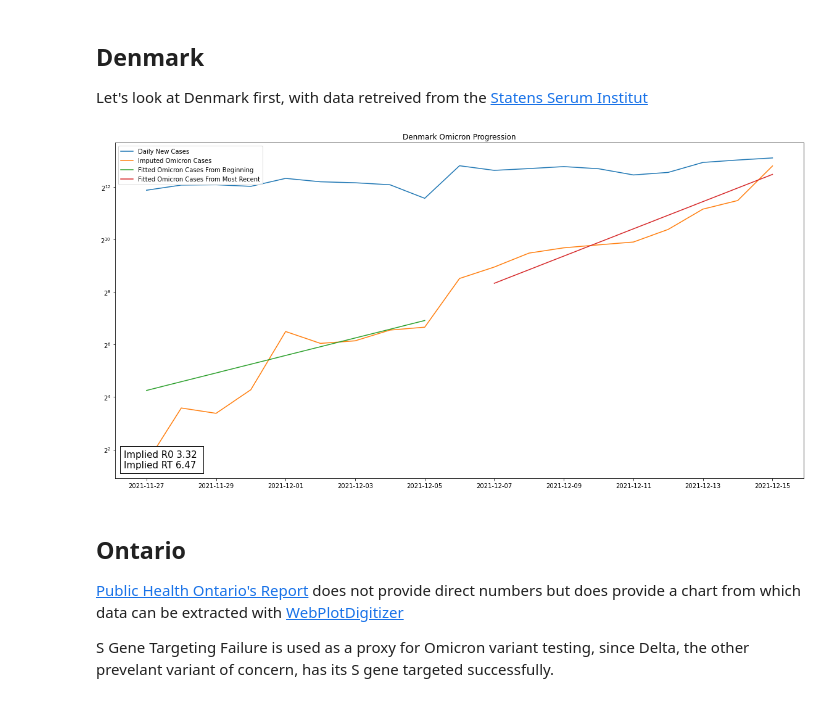
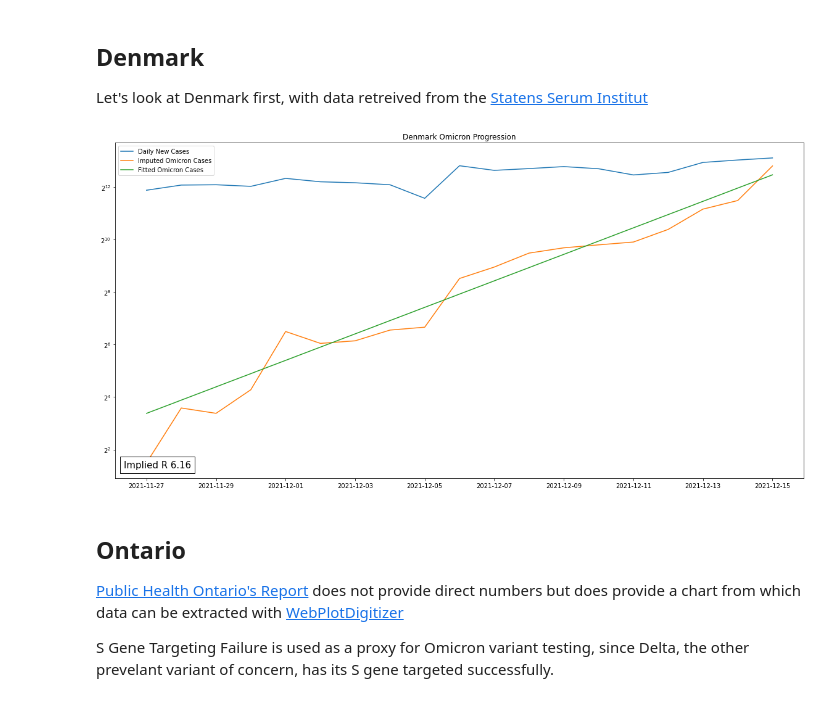
Before and after one commit to rrjzhang/omicron_dive, a Jupyter notebook: r0_calcs.ipynb, the cells around one changed output. Drawn from its saved outputs; the diff is of its cells as text; code cells hidden in the pictures.

```diff
--- a/r0_calcs.ipynb
+++ b/r0_calcs.ipynb
@@ -70,44 +70,45 @@ def impute_and_fit(df):
     fit_df = fit_df[fit_df['imputed_omicron'] > 0]
 
     first_date = fit_df.iloc[-RT_WINDOW]['date']
+    first_date = fit_df['date'].min()
     last_date = fit_df.iloc[R0_WINDOW]['date']
     zero_date = fit_df.iloc[0]['date']
 
     days = (df['date'] - first_date).dt.days
 
-    rt_mask = df['date'] > first_date
-    r0_mask = np.logical_and(df['date'] < first_date, df['date'] >= zero_date)
+    rt_mask = df['date'] >= first_date
+#     r0_mask = np.logical_and(df['date'] < first_date, df['date'] >= zero_date)
 
     fit_df['days'] = (fit_df['date'] - first_date).dt.days
 
     at, bt = fit_exp(fit_df.loc[rt_mask, 'days'], fit_df.loc[rt_mask, 'imputed_omicron'])
-    a0, b0 = fit_exp(fit_df.loc[r0_mask, 'days'], fit_df.loc[r0_mask, 'imputed_omicron'])
+#     a0, b0 = fit_exp(fit_df.loc[r0_mask, 'days'], fit_df.loc[r0_mask, 'imputed_omicron'])
 
     fitted_t = exp_func(days, at, bt)
-    fitted_0 = exp_func(days, a0, b0)
+#     fitted_0 = exp_func(days, a0, b0)
 
     implied_rt = get_r_from_fit(at, bt)
-    implied_r0 = get_r_from_fit(a0, b0)
+#     implied_r0 = get_r_from_fit(a0, b0)
 
     joins = pd.DataFrame({
         'imputed_omicron': imputed,
         'days': days,
-        'fitted_0': fitted_0,
+#         'fitted_0': fitted_0,
         'fitted_t': fitted_t,
         'date': df['date'],
         'rt_mask': rt_mask,
-        'r0_mask': r0_mask,
+#         'r0_mask': r0_mask,
     })
-    return joins, implied_rt, implied_r0,
+    return joins, implied_rt
 # %%
-def show_omicron(df, implied_rt, implied_r0, region_name):
+def show_omicron(df, implied_rt, region_name):
     fig, axes = plt.subplots(figsize = (20,10))
     plt.yscale('log', base=2)
     axes.plot(df['date'], df['new_cases'], label="Daily New Cases")
     axes.plot(df['date'], df['imputed_omicron'], label="Imputed Omicron Cases")
-    axes.plot(df[df['r0_mask']]['date'], df[df['r0_mask']]['fitted_0'], label="Fitted Omicron Cases From Beginning")
-    axes.plot(df[df['rt_mask']]['date'], df[df['rt_mask']]['fitted_t'], label="Fitted Omicron Cases From Most Recent")
-    anchored_text = AnchoredText("Implied R0 {:.2f} \nImplied RT {:.2f}".format(implied_r0, implied_rt), loc=3, prop=dict(size=15))
+#     axes.plot(df[df['r0_mask']]['date'], df[df['r0_mask']]['fitted_0'], label="Fitted Omicron Cases From Beginning")
+    axes.plot(df[df['rt_mask']]['date'], df[df['rt_mask']]['fitted_t'], label="Fitted Omicron Cases")
+    anchored_text = AnchoredText("Implied R {:.2f}".format(implied_rt), loc=3, prop=dict(size=15))
     axes.legend(loc=2)
     axes.add_artist(anchored_text)
     axes.set_title("{} Omicron Progression".format(region_name))
@@ -127,12 +128,12 @@ denmark_df = pd.merge(denmark_owid[['date', 'new_cases']], denmark_csv, how="inn
 denmark_df['sgtf_count'] = denmark_df['omicron_pcr']
 denmark_df['non_sgtf_count'] = denmark_df['positive_pcr'] - denmark_df['omicron_pcr']
 # %%
-joins, implied_rt, implied_r0 = impute_and_fit(denmark_df)
+joins, implied_rt= impute_and_fit(denmark_df)
 denmark_df = denmark_df.merge(joins)
 # %%
-show_omicron(denmark_df, implied_rt, implied_r0, "Denmark")
+show_omicron(denmark_df, implied_rt, "Denmark")
 # %% [output]
-[figure, old version]
+[figure, new version]
 # %% [markdown]
 ## Ontario
 
```
Also changed, not shown: parts of 3 cells of this notebook.
